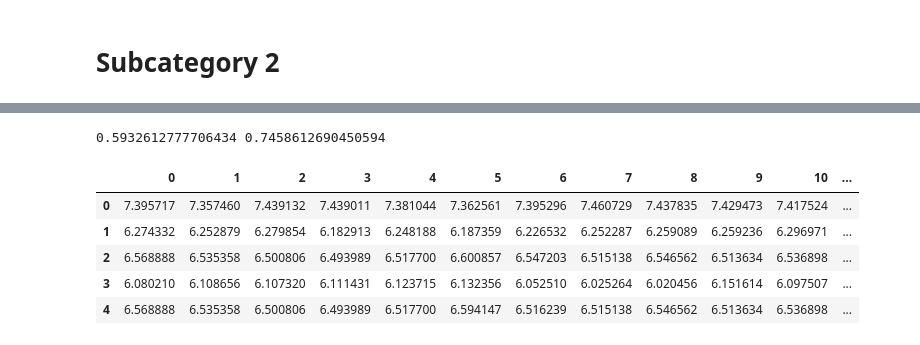
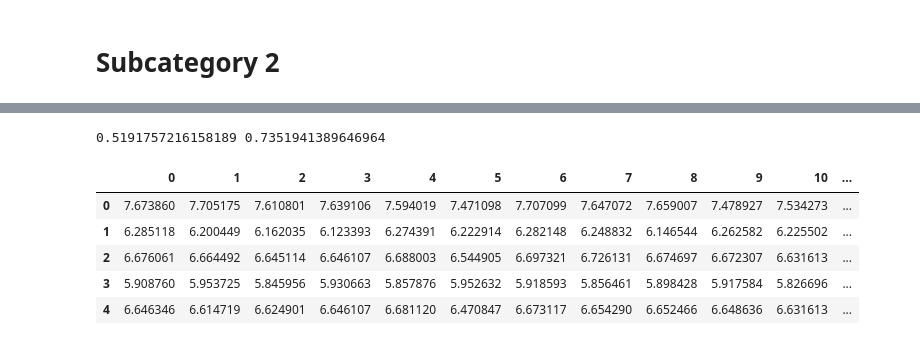
Before and after one commit to RahulGupta16/Machinehack-E-Commerce-product-price-prediction, a Jupyter notebook: Untitled.ipynb, the cells around one changed output, grey strips where cells are left out. Saved outputs shown, nothing was run; the diff lists cells and outputs as text; code cells hidden in the pictures.

```diff
--- a/Untitled.ipynb
+++ b/Untitled.ipynb
@@ -262,0 +217,10 @@ Name: Subcategory_2, Length: 336, dtype: int64
+# %%
+t1=set(train.Subcategory_2).difference(set(test.Subcategory_2))
+t2=set(test.Subcategory_2).difference(set(train.Subcategory_2))
+
+train.Subcategory_2=train.Subcategory_2.apply(lambda x: 'other' if x in t1 else x)
+test.Subcategory_2=test.Subcategory_2.apply(lambda x: 'other' if x in t2 else x)
+
+le=LabelEncoder()
+train.Subcategory_2 = pd.DataFrame(le.fit_transform(train.Subcategory_2),columns=['Subcategory_2'])
+test.Subcategory_2 = pd.DataFrame(le.transform(test.Subcategory_2),columns=['Subcategory_2'])
@@ -263,6 +235,6 @@ Name: Subcategory_2, Length: 336, dtype: int64
 # %%
-#train=pd.concat([train,pd.get_dummies(train.Year.astype('category'))],axis=1)
-#test=pd.concat([test,pd.get_dummies(test.Year.astype('category'))],axis=1)
+train=pd.concat([train,pd.get_dummies(train[['Year']].astype('category'))],axis=1)
+test=pd.concat([test,pd.get_dummies(test[['Year']].astype('category'))],axis=1)
 # %%
 train.shape,test.shape
 # %% [output]
@@ -270,6 +242,6 @@ train.shape,test.shape
 # %%
-train.drop(columns=['Product','Subcategory_2','Date'],inplace=True)
-test.drop(columns=['Product','Subcategory_2','Date'],inplace=True)
+train.drop(columns=['Product','Year','Date'],inplace=True)
+test.drop(columns=['Product','Year','Date'],inplace=True)
 # %%
 label =train['Selling_Price']
 train.drop(columns=['Selling_Price'],inplace=True)
@@ -338,11 +310,11 @@ model(AdaBoostRegressor(random_state=9018),train,label,test,1343,10).head()
 # %%
-model(GradientBoostingRegressor(random_state=490),train,label,test,690,15).head()
+model(GradientBoostingRegressor(random_state=4190),train,label,test,6434,15).head()
 # %% [output]
-0.5932612777706434 0.7458612690450594
+0.5191757216158189 0.7351941389646964
 |  | 0 | 1 | 2 | 3 | 4 | 5 | 6 | 7 | 8 | 9 | 10 | ... |
-| 0 | 7.395717 | 7.357460 | 7.439132 | 7.439011 | 7.381044 | 7.362561 | 7.395296 | 7.460729 | 7.437835 | 7.429473 | 7.417524 | ... |
-| 1 | 6.274332 | 6.252879 | 6.279854 | 6.182913 | 6.248188 | 6.187359 | 6.226532 | 6.252287 | 6.259089 | 6.259236 | 6.296971 | ... |
-| 2 | 6.568888 | 6.535358 | 6.500806 | 6.493989 | 6.517700 | 6.600857 | 6.547203 | 6.515138 | 6.546562 | 6.513634 | 6.536898 | ... |
-| 3 | 6.080210 | 6.108656 | 6.107320 | 6.111431 | 6.123715 | 6.132356 | 6.052510 | 6.025264 | 6.020456 | 6.151614 | 6.097507 | ... |
-| 4 | 6.568888 | 6.535358 | 6.500806 | 6.493989 | 6.517700 | 6.594147 | 6.516239 | 6.515138 | 6.546562 | 6.513634 | 6.536898 | ... |
+| 0 | 7.673860 | 7.705175 | 7.610801 | 7.639106 | 7.594019 | 7.471098 | 7.707099 | 7.647072 | 7.659007 | 7.478927 | 7.534273 | ... |
+| 1 | 6.285118 | 6.200449 | 6.162035 | 6.123393 | 6.274391 | 6.222914 | 6.282148 | 6.248832 | 6.146544 | 6.262582 | 6.225502 | ... |
+| 2 | 6.676061 | 6.664492 | 6.645114 | 6.646107 | 6.688003 | 6.544905 | 6.697321 | 6.726131 | 6.674697 | 6.672307 | 6.631613 | ... |
+| 3 | 5.908760 | 5.953725 | 5.845956 | 5.930663 | 5.857876 | 5.952632 | 5.918593 | 5.856461 | 5.898428 | 5.917584 | 5.826696 | ... |
+| 4 | 6.646346 | 6.614719 | 6.624901 | 6.646107 | 6.681120 | 6.470847 | 6.673117 | 6.654290 | 6.652466 | 6.648636 | 6.631613 | ... |
 # %%
```
Also changed, not shown: parts of 19 cells of this notebook, 1 other file.
